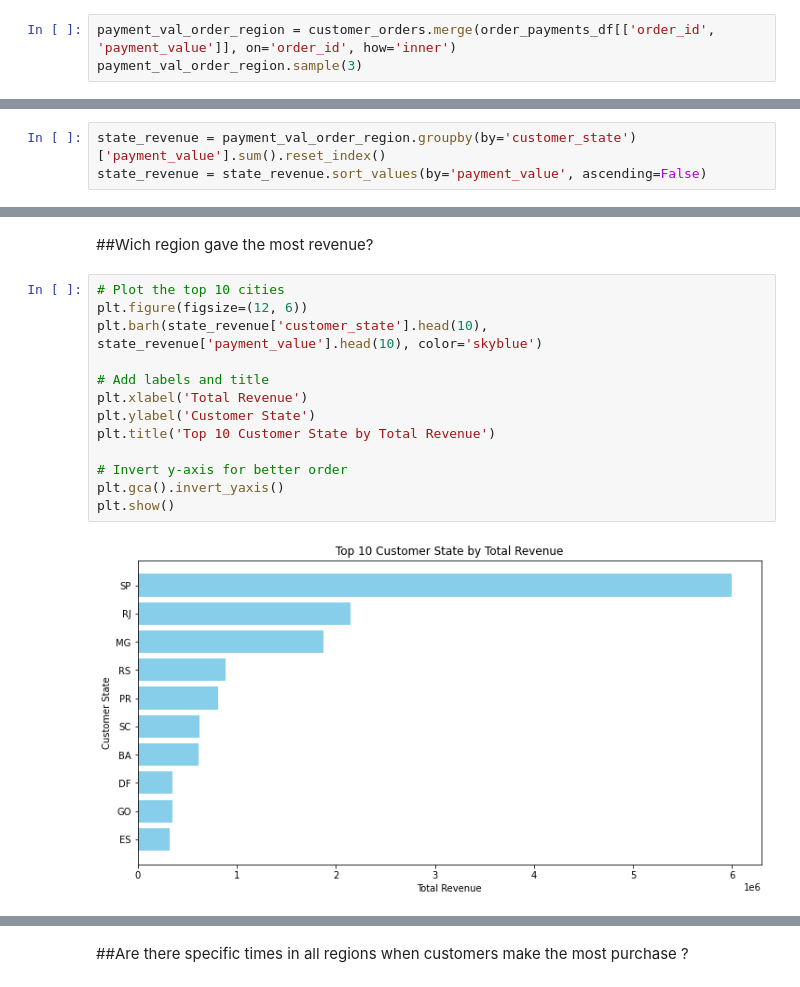
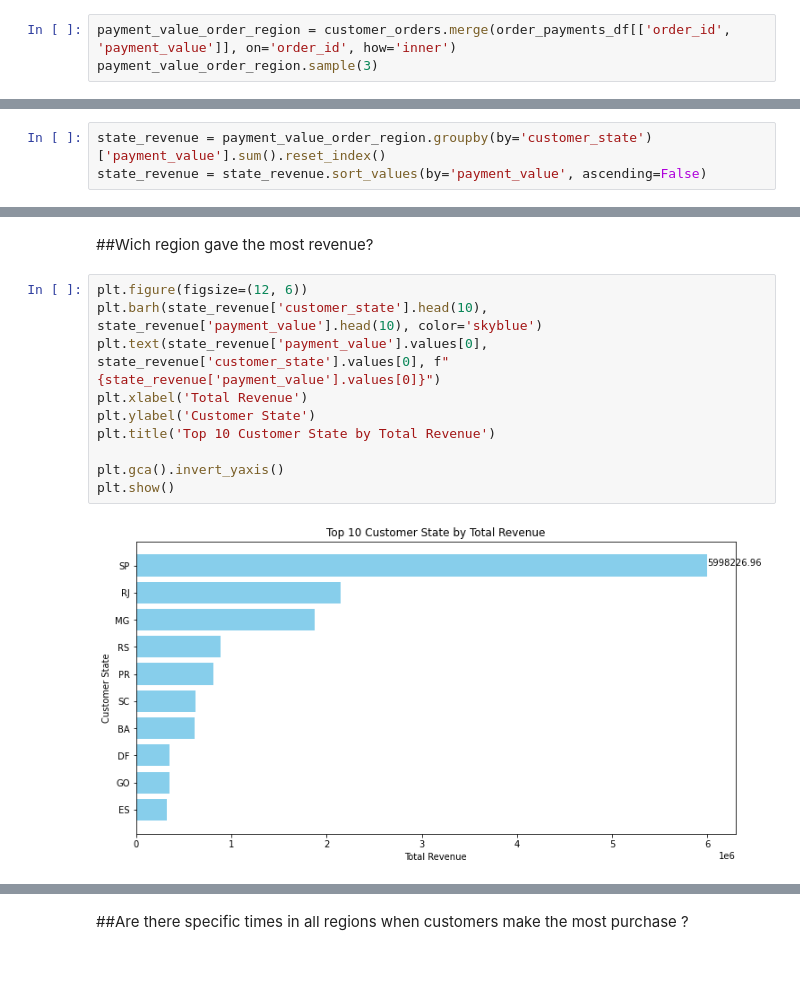
Before and after one commit to FauzanNR/DataAnalysisDicoding, a Jupyter notebook: data_analysis.ipynb, the cells around one changed output, grey strips where cells are left out. Saved outputs shown, nothing was run; the diff lists cells and outputs as text.

Commit message:
update: Visualization and Explanation

```diff
--- a/data_analysis.ipynb
+++ b/data_analysis.ipynb
@@ -513,5 +519,5 @@ customer_orders.sample(3)
 # %%
-payment_val_order_region = customer_orders.merge(order_payments_df[['order_id', 'payment_value']], on='order_id', how='inner')
-payment_val_order_region.sample(3)
+payment_value_order_region = customer_orders.merge(order_payments_df[['order_id', 'payment_value']], on='order_id', how='inner')
+payment_value_order_region.sample(3)
 # %% [output]
 |  | order_id | customer_id | order_status | order_purchase_timestamp | order_approved_at | order_delivered_carrier_date | ... |
@@ -521,3 +529,3 @@ payment_val_order_region.sample(3)
 # %%
-state_revenue = payment_val_order_region.groupby(by='customer_state')['payment_value'].sum().reset_index()
+state_revenue = payment_value_order_region.groupby(by='customer_state')['payment_value'].sum().reset_index()
 state_revenue = state_revenue.sort_values(by='payment_value', ascending=False)
@@ -626,17 +782,14 @@ top_ten_sellers.head(10)
 # %% [markdown]
 ##Wich region gave the most revenue?
 # %%
-# Plot the top 10 cities
 plt.figure(figsize=(12, 6))
 plt.barh(state_revenue['customer_state'].head(10), state_revenue['payment_value'].head(10), color='skyblue')
-
-# Add labels and title
+plt.text(state_revenue['payment_value'].values[0], state_revenue['customer_state'].values[0], f"{state_revenue['payment_value'].values[0]}")
 plt.xlabel('Total Revenue')
 plt.ylabel('Customer State')
 plt.title('Top 10 Customer State by Total Revenue')
 
-# Invert y-axis for better order
 plt.gca().invert_yaxis()
 plt.show()
 # %% [output]
-[figure, old version]
+[figure, new version]
```
Also changed, not shown: parts of 53 cells of this notebook.
